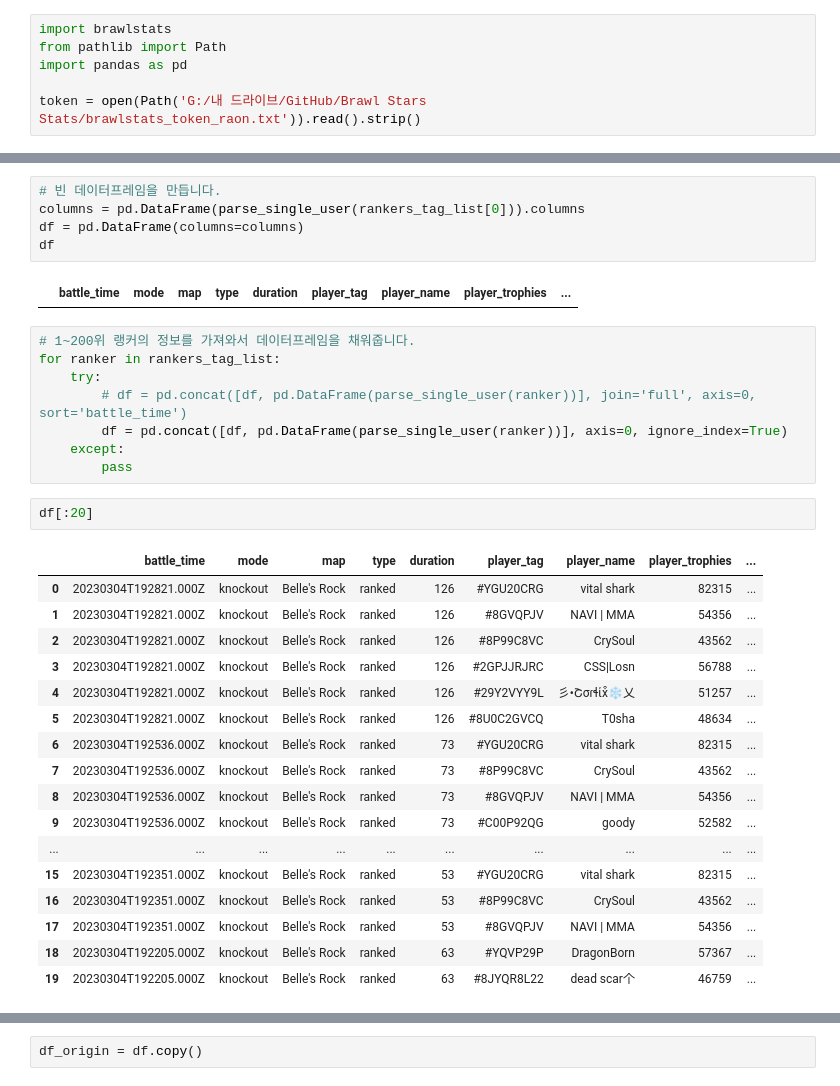
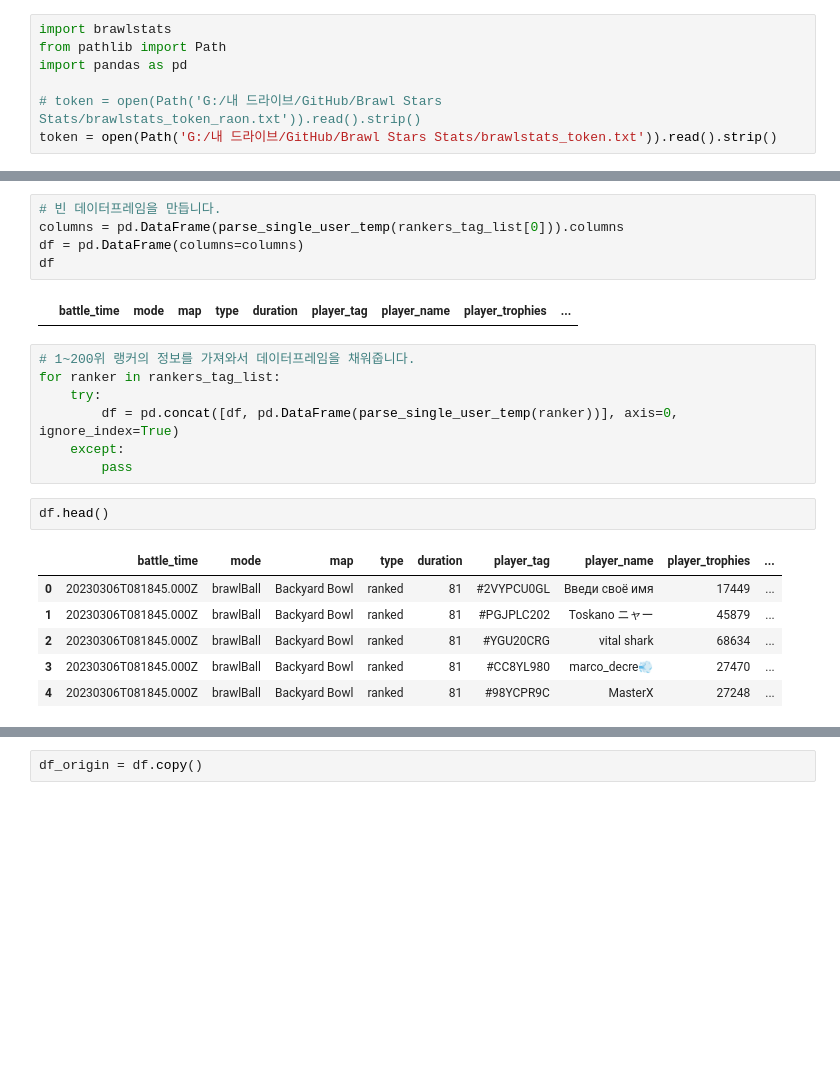
Before and after one commit to yeniihi/Brawlstars_project, a Jupyter notebook: EDA.ipynb, the cells around one changed output, grey strips where cells are left out. Drawn from its saved outputs; the diff is of its cells as text; blank space fills up the shorter version.

```diff
--- a/EDA.ipynb
+++ b/EDA.ipynb
@@ -3,4 +7,5 @@ import brawlstats
 from pathlib import Path
 import pandas as pd
 
-token = open(Path('G:/내 드라이브/GitHub/Brawl Stars Stats/brawlstats_token_raon.txt')).read().strip()
+# token = open(Path('G:/내 드라이브/GitHub/Brawl Stars Stats/brawlstats_token_raon.txt')).read().strip()
+token = open(Path('G:/내 드라이브/GitHub/Brawl Stars Stats/brawlstats_token.txt')).read().strip()
@@ -174,6 +355,6 @@ pd.concat([df1, df2], axis=0, sort='battle_time')'''
 # %%
 # 빈 데이터프레임을 만듭니다.
-columns = pd.DataFrame(parse_single_user(rankers_tag_list[0])).columns
+columns = pd.DataFrame(parse_single_user_temp(rankers_tag_list[0])).columns
 df = pd.DataFrame(columns=columns)
 df
 # %% [output]
@@ -182,27 +363,15 @@ df
 # 1~200위 랭커의 정보를 가져와서 데이터프레임을 채워줍니다.
 for ranker in rankers_tag_list:
     try:
-        # df = pd.concat([df, pd.DataFrame(parse_single_user(ranker))], join='full', axis=0, sort='battle_time')
-        df = pd.concat([df, pd.DataFrame(parse_single_user(ranker))], axis=0, ignore_index=True)
+        df = pd.concat([df, pd.DataFrame(parse_single_user_temp(ranker))], axis=0, ignore_index=True)
     except:
         pass
 # %%
-df[:20]
+df.head()
 # %% [output]
 |  | battle_time | mode | map | type | duration | player_tag | player_name | player_trophies | ... |
-| 0 | 20230304T192821.000Z | knockout | Belle's Rock | ranked | 126 | #YGU20CRG | vital shark | 82315 | ... |
-| 1 | 20230304T192821.000Z | knockout | Belle's Rock | ranked | 126 | #8GVQPJV | NAVI | MMA | 54356 | ... |
-| 2 | 20230304T192821.000Z | knockout | Belle's Rock | ranked | 126 | #8P99C8VC | CrySoul | 43562 | ... |
-| 3 | 20230304T192821.000Z | knockout | Belle's Rock | ranked | 126 | #2GPJJRJRC | CSS|Losn | 56788 | ... |
-| 4 | 20230304T192821.000Z | knockout | Belle's Rock | ranked | 126 | #29Y2VYY9L | 彡•Շσɾɬίx͒❄️乂 | 51257 | ... |
-| 5 | 20230304T192821.000Z | knockout | Belle's Rock | ranked | 126 | #8U0C2GVCQ | T0sha | 48634 | ... |
-| 6 | 20230304T192536.000Z | knockout | Belle's Rock | ranked | 73 | #YGU20CRG | vital shark | 82315 | ... |
-| 7 | 20230304T192536.000Z | knockout | Belle's Rock | ranked | 73 | #8P99C8VC | CrySoul | 43562 | ... |
-| 8 | 20230304T192536.000Z | knockout | Belle's Rock | ranked | 73 | #8GVQPJV | NAVI | MMA | 54356 | ... |
-| 9 | 20230304T192536.000Z | knockout | Belle's Rock | ranked | 73 | #C00P92QG | goody | 52582 | ... |
-| ... | ... | ... | ... | ... | ... | ... | ... | ... | ... |
-| 15 | 20230304T192351.000Z | knockout | Belle's Rock | ranked | 53 | #YGU20CRG | vital shark | 82315 | ... |
-| 16 | 20230304T192351.000Z | knockout | Belle's Rock | ranked | 53 | #8P99C8VC | CrySoul | 43562 | ... |
-| 17 | 20230304T192351.000Z | knockout | Belle's Rock | ranked | 53 | #8GVQPJV | NAVI | MMA | 54356 | ... |
-| 18 | 20230304T192205.000Z | knockout | Belle's Rock | ranked | 63 | #YQVP29P | DragonBorn | 57367 | ... |
-| 19 | 20230304T192205.000Z | knockout | Belle's Rock | ranked | 63 | #8JYQR8L22 | dead scar个 | 46759 | ... |
+| 0 | 20230306T081845.000Z | brawlBall | Backyard Bowl | ranked | 81 | #2VYPCU0GL | Введи своё имя | 17449 | ... |
+| 1 | 20230306T081845.000Z | brawlBall | Backyard Bowl | ranked | 81 | #PGJPLC202 | Toskano ニャー | 45879 | ... |
+| 2 | 20230306T081845.000Z | brawlBall | Backyard Bowl | ranked | 81 | #YGU20CRG | vital shark | 68634 | ... |
+| 3 | 20230306T081845.000Z | brawlBall | Backyard Bowl | ranked | 81 | #CC8YL980 | marco_decre💨 | 27470 | ... |
+| 4 | 20230306T081845.000Z | brawlBall | Backyard Bowl | ranked | 81 | #98YCPR9C | MasterX | 27248 | ... |
```
Also changed, not shown: parts of 28 cells of this notebook.
